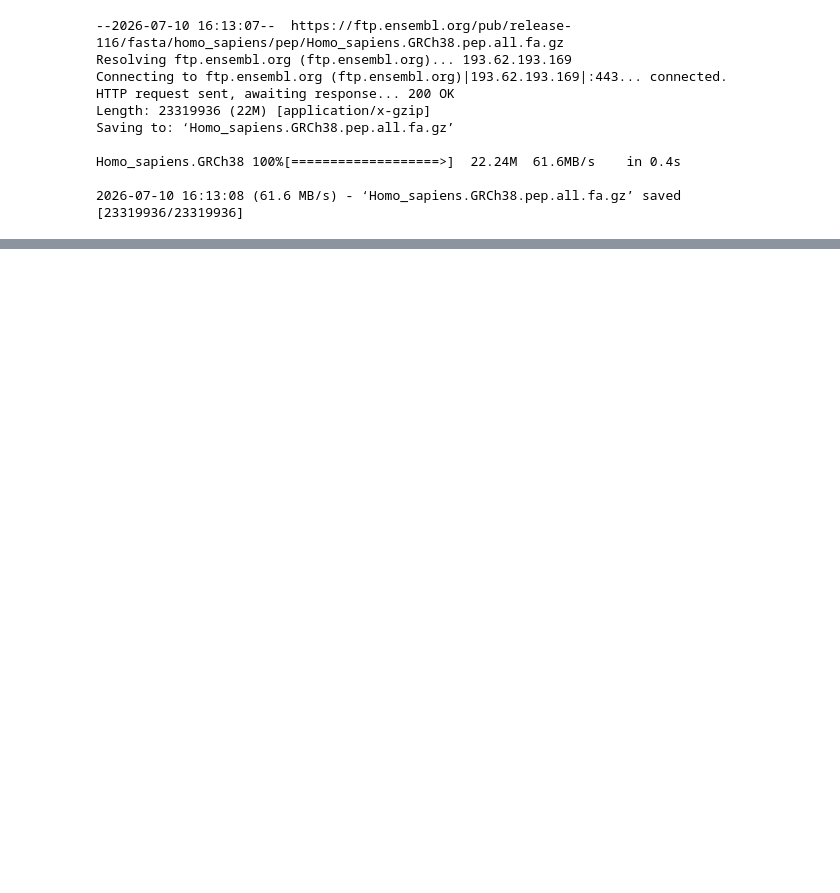
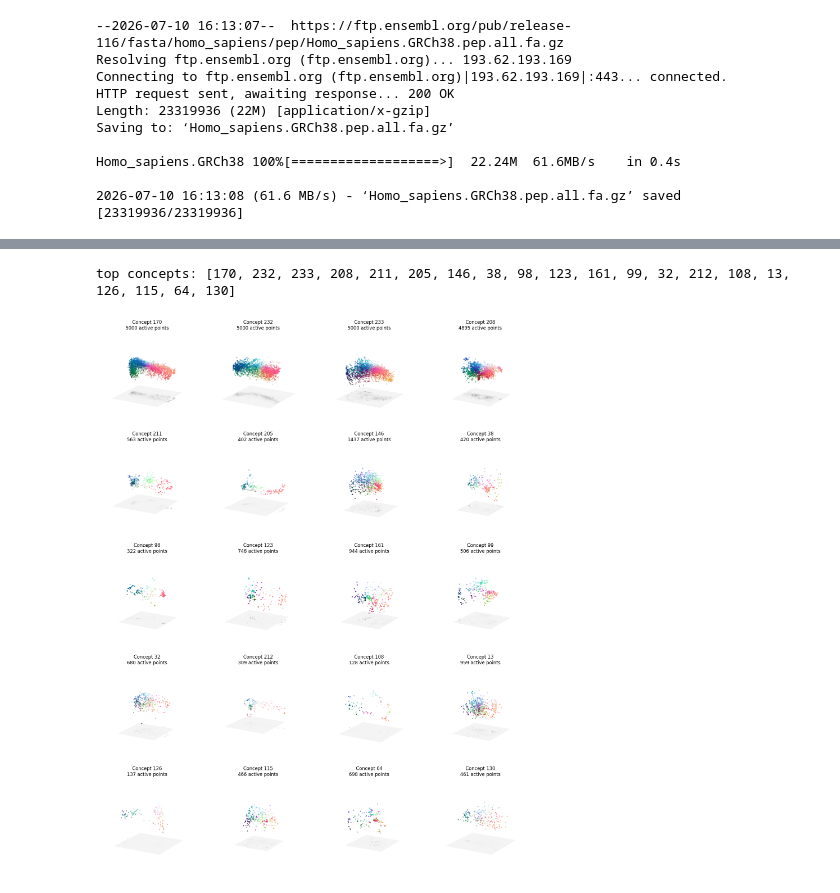
Before and after one commit to JiriBruthans/block-sparse-featurizer, a Jupyter notebook: starters/MI_on_ESM.ipynb, the cells around one changed output, grey strips where cells are left out. Cells and saved outputs as stored; diff of their text form; code cells hidden in the pictures; blank space fills up the shorter version.

Commit message:
just cloud plots

```diff
--- a/starters/MI_on_ESM.ipynb
+++ b/starters/MI_on_ESM.ipynb
@@ -18,7 +18,7 @@ Homo_sapiens.GRCh38 100%[===================>]  22.24M  61.6MB/s    in 0.4s
 
 2026-07-10 16:13:08 (61.6 MB/s) - ‘Homo_sapiens.GRCh38.pep.all.fa.gz’ saved [23319936/23319936]
 # %%
-def load_fasta_as_dict(fasta_path, max_length=512):
+def load_fasta_as_dict(fasta_path, max_length=1024):
     proteins = {}
     current_header = None
     current_sequence = []
@@ -85,9 +85,8 @@ all_data = list(ten_proteins.items())
 
 sequence_representations = []
 
-batch_size = 64
+batch_size = 128
 for start in range(0, len(all_data), batch_size):
-    print("processing:", start)
     batch_data = all_data[start : start + batch_size]
     batch_labels, batch_strs, batch_tokens = batch_converter(batch_data)
     batch_lens = (batch_tokens != alphabet.padding_idx).sum(1)
@@ -112,7 +108,9 @@ OutOfMemoryError: CUDA out of memory. Tried to allocate 40.00 MiB. GPU 0 has a t
 sequence_representations = torch.stack(sequence_representations)
 norm_sequence_representations = sequence_representations - sequence_representations.mean(dim=0)
 x = norm_sequence_representations
+x = x.cpu()
 x = (x / np.sqrt((x**2).sum(1).mean()))*(np.sqrt(x.shape[1]))
+x = x.cuda()
 # %%
 model = bsf.GrassmannianBSF(d=x.shape[1], n_groups=256, group_size=3, l0=8)
 bsf.train(model, x, epochs=300, lr=3e-3)
@@ -118,0 +136,14 @@ bsf.train(model, x, epochs=300, lr=3e-3)
+# %%
+# Encode every patch -> (N, G, K) codes; atoms are the decoder blocks (G, K, d).
+device = next(model.parameters()).device
+z = model.encode(torch.as_tensor(x, dtype=torch.float32, device=device)).detach().cpu().numpy()
+atoms = model.atoms().cpu().numpy()
+
+# Rank concepts by total energy; keep ones that fire enough.
+heat = np.linalg.norm(z, axis=-1)
+fire = (heat > 1e-6).sum(0)
+energy = (heat ** 2).sum(0)
+top = [g for g in np.argsort(-energy) if fire[g] >= 100][:20]
+print('top concepts:', top)
+# %% [output]
+top concepts: [170, 232, 233, 208, 211, 205, 146, 38, 98, 123, 161, 99, 32, 212, 108, 13, 126, 115, 64, 130]
@@ -118,0 +236,12 @@ bsf.train(model, x, epochs=300, lr=3e-3)
+# %%
+fig = plot_manifolds_only(
+    z,
+    atoms,
+    top,
+    ncols=4,
+    point_size=4,
+)
+
+plt.show()
+# %% [output]
+[figure, added]
```
Also changed, not shown: parts of 4 cells of this notebook.
